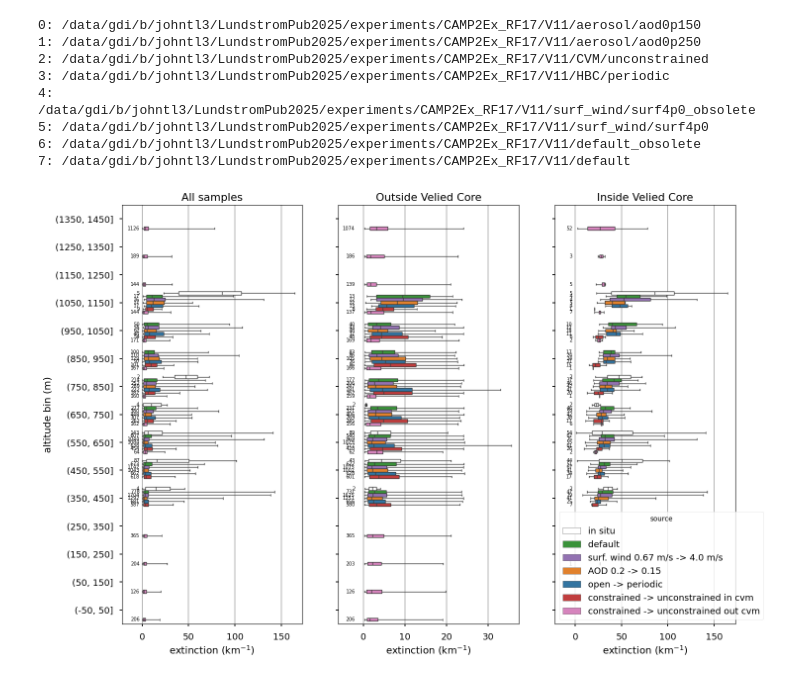
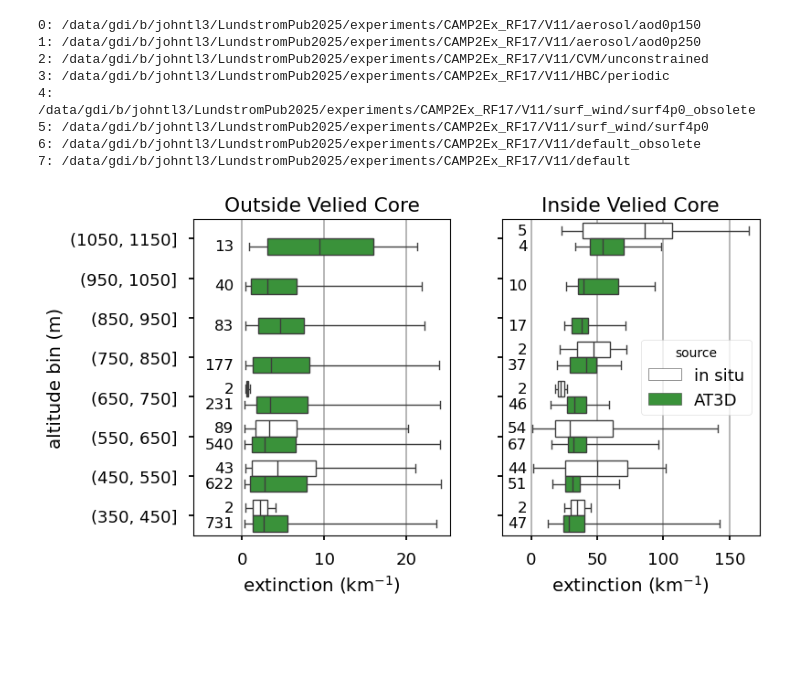
Before and after one commit to jlun17/misr-at3d-camp2ex, a Jupyter notebook: notebooks/MAIA_2026_STM_figures/CAMP2Ex_insitu.ipynb, the cells around one changed output. Saved outputs shown, nothing was run; the diff lists cells and outputs as text; code cells hidden in the pictures; blank space fills up the shorter version.

Commit message:
[figures MAIA STM] update MAIA STM figure

```diff
--- a/notebooks/MAIA_2026_STM_figures/CAMP2Ex_insitu.ipynb
+++ b/notebooks/MAIA_2026_STM_figures/CAMP2Ex_insitu.ipynb
@@ -139,8 +139,8 @@ df_p3['optical_path'] = df_p3[['forward_optical_path', 'backward_optical_path']]
 df_p3['pass_length'] = df_p3.groupby('cloud_pass')['Length_m'].transform('sum')
 df_p3['isVeiled'] = df_p3['optical_path'] >= 5
 # %%
-# bins = np.arange(350, 1251, 100)
-bins = np.arange(-50, 1451, 100)
+bins = np.arange(350, 1151, 100)
+# bins = np.arange(-50, 1451, 100)
 df_at3d['altitude_bin'] = pd.cut(df_at3d['z'], bins=bins)
 df_p3['altitude_bin'] = pd.cut(df_p3['GPS_Altitude'], bins=bins)
 # %%
@@ -170,7 +170,7 @@ df_p3_at3d = pd.concat([
 ])
 # %%
 # Rename sources
-# df_p3_at3d.loc[df_p3_at3d['source'] == 'default','source'] = 'AT3D'
+df_p3_at3d.loc[df_p3_at3d['source'] == 'default','source'] = 'AT3D'
 df_p3_at3d.loc[df_p3_at3d['source'] == 'surf4p0','source'] = 'surf. wind 0.67 m/s -> 4.0 m/s'
 df_p3_at3d.loc[df_p3_at3d['source'] == 'aod0p150','source'] = 'AOD 0.2 -> 0.15'
 df_p3_at3d.loc[df_p3_at3d['source'] == 'periodic','source'] = 'open -> periodic'
@@ -189,9 +189,9 @@ for i, name in enumerate(exset.retrievals.keys()):
 6: /data/gdi/b/johntl3/LundstromPub2025/experiments/CAMP2Ex_RF17/V11/default_obsolete
 7: /data/gdi/b/johntl3/LundstromPub2025/experiments/CAMP2Ex_RF17/V11/default
 # %%
-pltlist = ['in situ', 'default', 'surf4p0', 'aod0p150', 'periodic', 'unconstrained in cvm', 'unconstrained out cvm']
-pltlist = ['in situ', 'default', 'surf. wind 0.67 m/s -> 4.0 m/s', 'AOD 0.2 -> 0.15', 'open -> periodic', 'constrained -> unconstrained in cvm', 'constrained -> unconstrained out cvm']
-# pltlist = ['in situ', 'AT3D']
+# pltlist = ['in situ', 'default', 'surf4p0', 'aod0p150', 'periodic', 'unconstrained in cvm', 'unconstrained out cvm']
+# pltlist = ['in situ', 'default', 'surf. wind 0.67 m/s -> 4.0 m/s', 'AOD 0.2 -> 0.15', 'open -> periodic', 'constrained -> unconstrained in cvm', 'constrained -> unconstrained out cvm']
+pltlist = ['in situ', 'AT3D']
 
 box_kwargs = {
     'x': 'extinction',
@@ -216,36 +216,11 @@ box_kwargs = {
     'order': [f'({bins[i]}, {bins[i+1]}]' for i in range(len(bins) - 2, -1, -1)],
     'whis':(0, 100)
 }
-text_fs = 7
+text_fs = 12
 
-f, ax = plt.subplots(1, 3, figsize=(16,11), sharex=False, sharey=True)
-sns.boxplot(df_p3_at3d[df_p3_at3d['source'].isin(pltlist)], ax=ax[0], legend=False, **box_kwargs)
+f, ax = plt.subplots(1, 2, figsize=(8,4.5), sharex=False, sharey=True)
 
-# Add sample count annotations
-altitude_order = [f'({bins[i]}, {bins[i+1]}]' for i in range(len(bins) - 2, -1, -1)]
-sources = pltlist
-sample_counts = df_p3_at3d.groupby(['altitude_bin', 'source']).size().unstack(fill_value=0)
-
-# Convert categorical index to string for comparison
-sample_counts.index = sample_counts.index.astype(str)
-
-for i, altitude in enumerate(altitude_order):
-    if altitude in sample_counts.index:
-        for j, source in enumerate(sources):
-            if source in sample_counts.columns:
-                count = sample_counts.loc[altitude, source]
-                if count > 0:
-                    # Position text to the left of each box
-                    y_pos = i + (j - len(sources)/2 + 0.5) * 0.8 / len(sources)
-                    ax[0].text(-3, y_pos, f'{count}', ha='right', va='center', fontsize=text_fs)
-
-ax[0].set_xlim(-22, None)
-ax[0].set_ylabel('altitude bin (m)')
-ax[0].set_xlabel(r'extinction (km$^{-1}$)')
-ax[0].set_title('All samples')
-ax[0].grid(axis='x')
-
-sns.boxplot(df_p3_at3d[(df_p3_at3d['source'].isin(pltlist)) & (df_p3_at3d['isVeiled'] == False)], ax=ax[1], legend=False, **box_kwargs)
+sns.boxplot(df_p3_at3d[(df_p3_at3d['source'].isin(pltlist)) & (df_p3_at3d['isVeiled'] == False)], ax=ax[0], legend=False, **box_kwargs)
 
 # Add sample count annotations
 altitude_order = [f'({bins[i]}, {bins[i+1]}]' for i in range(len(bins) - 2, -1, -1)]
@@ -258,47 +233,43 @@ sample_counts.index = sample_counts.index.astype(str)
 for i, altitude in enumerate(altitude_order):
     if altitude in sample_counts.index:
         for j, source in enumerate(sources):
             if source in sample_counts.columns:
                 count = sample_counts.loc[altitude, source]
                 if count > 0:
                     # Position text to the left of each box
                     y_pos = i + (j - len(sources)/2 + 0.5) * 0.8 / len(sources)
-                    ax[1].text(-2, y_pos, f'{count}', ha='right', va='center', fontsize=text_fs)
+                    ax[0].text(-1, y_pos, f'{count}', ha='right', va='center', fontsize=text_fs)
 
-ax[1].set_xlim(-6, None)
-# ax[1].set_ylabel('altitude bin (m)')
-ax[1].set_xlabel(r'extinction (km$^{-1}$)')
-ax[1].set_title('Outside Velied Core')
-ax[1].grid(axis='x')
+ax[0].set_xlim(-6, None)
+ax[0].set_ylabel('altitude bin (m)')
+ax[0].set_xlabel(r'extinction (km$^{-1}$)')
+ax[0].set_title('Outside Velied Core')
+ax[0].grid(axis='x')
 
-sns.boxplot(df_p3_at3d[(df_p3_at3d['source'].isin(pltlist)) & (df_p3_at3d['isVeiled'] == True)], ax=ax[2], legend=True, **box_kwargs)
+sns.boxplot(df_p3_at3d[(df_p3_at3d['source'].isin(pltlist)) & (df_p3_at3d['isVeiled'] == True)], ax=ax[1], legend=True, **box_kwargs)
 
 # Add sample count annotations
 altitude_order = [f'({bins[i]}, {bins[i+1]}]' for i in range(len(bins) - 2, -1, -1)]
 sources = pltlist
 sample_counts = df_p3_at3d[df_p3_at3d['isVeiled'] == True].groupby(['altitude_bin', 'source']).size().unstack(fill_value=0)
 
 # Convert categorical index to string for comparison
 sample_counts.index = sample_counts.index.astype(str)
 
 for i, altitude in enumerate(altitude_order):
     if altitude in sample_counts.index:
         for j, source in enumerate(sources):
             if source in sample_counts.columns:
                 count = sample_counts.loc[altitude, source]
                 if count > 0:
                     # Position text to the left of each box
                     y_pos = i + (j - len(sources)/2 + 0.5) * 0.8 / len(sources)
-                    ax[2].text(-3, y_pos, f'{count}', ha='right', va='center', fontsize=text_fs)
+                    ax[1].text(-3, y_pos, f'{count}', ha='right', va='center', fontsize=text_fs)
 
-ax[2].set_xlim(-22, None)
+ax[1].set_xlim(-22, None)
 # ax[1].set_ylabel('altitude bin (m)')
-ax[2].set_xlabel(r'extinction (km$^{-1}$)')
-ax[2].set_title('Inside Velied Core')
-ax[2].grid(axis='x')
-
-# handles, labels = ax[2].get_legend_handles_labels()
-# f.legend(handles, labels, loc='center right')
-# plt.show()
+ax[1].set_xlabel(r'extinction (km$^{-1}$)')
+ax[1].set_title('Inside Velied Core')
+ax[1].grid(axis='x')
 # %% [output]
-[figure, old version]
+[figure, new version]
```
Also changed, not shown: parts of 2 cells of this notebook.
